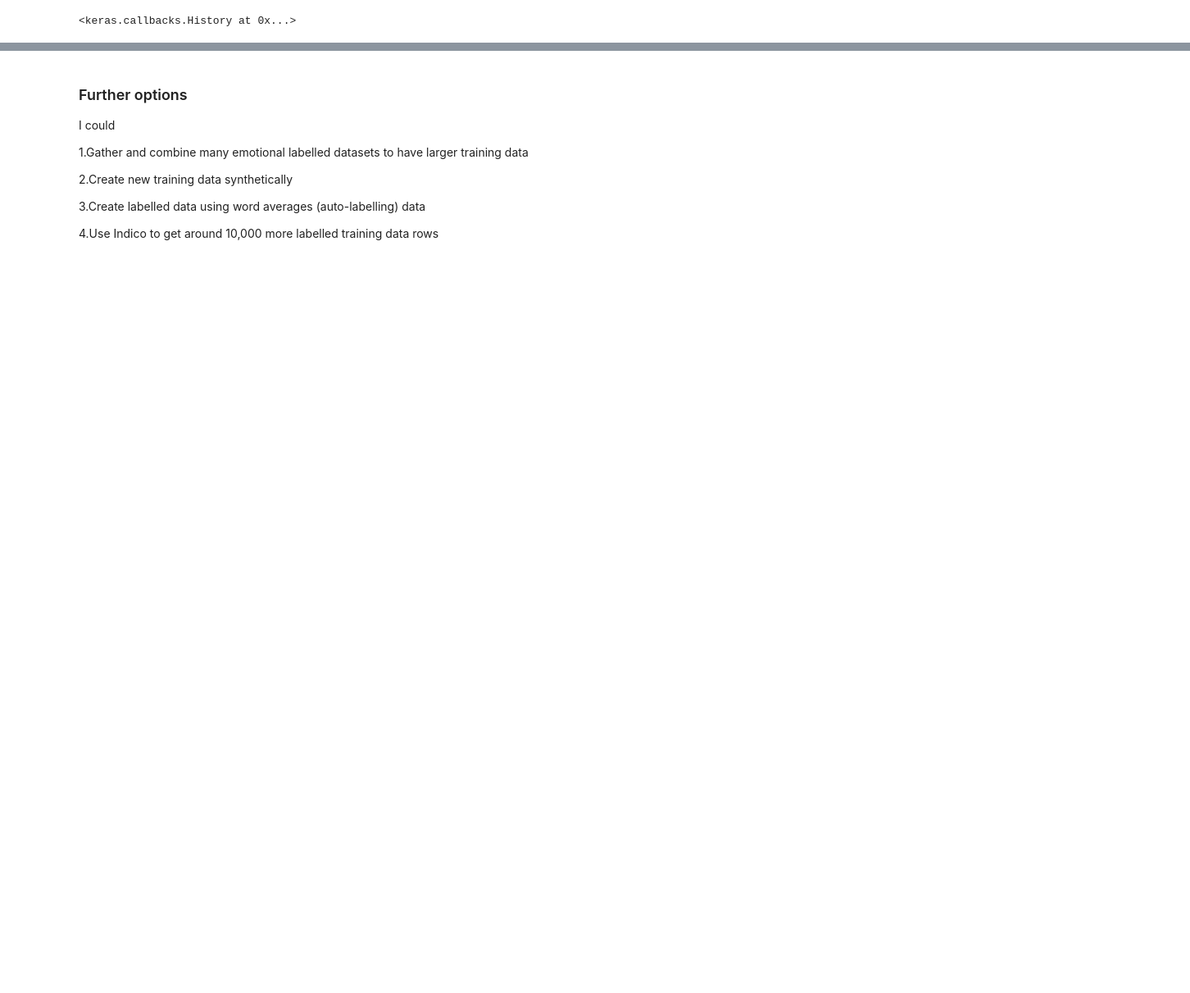
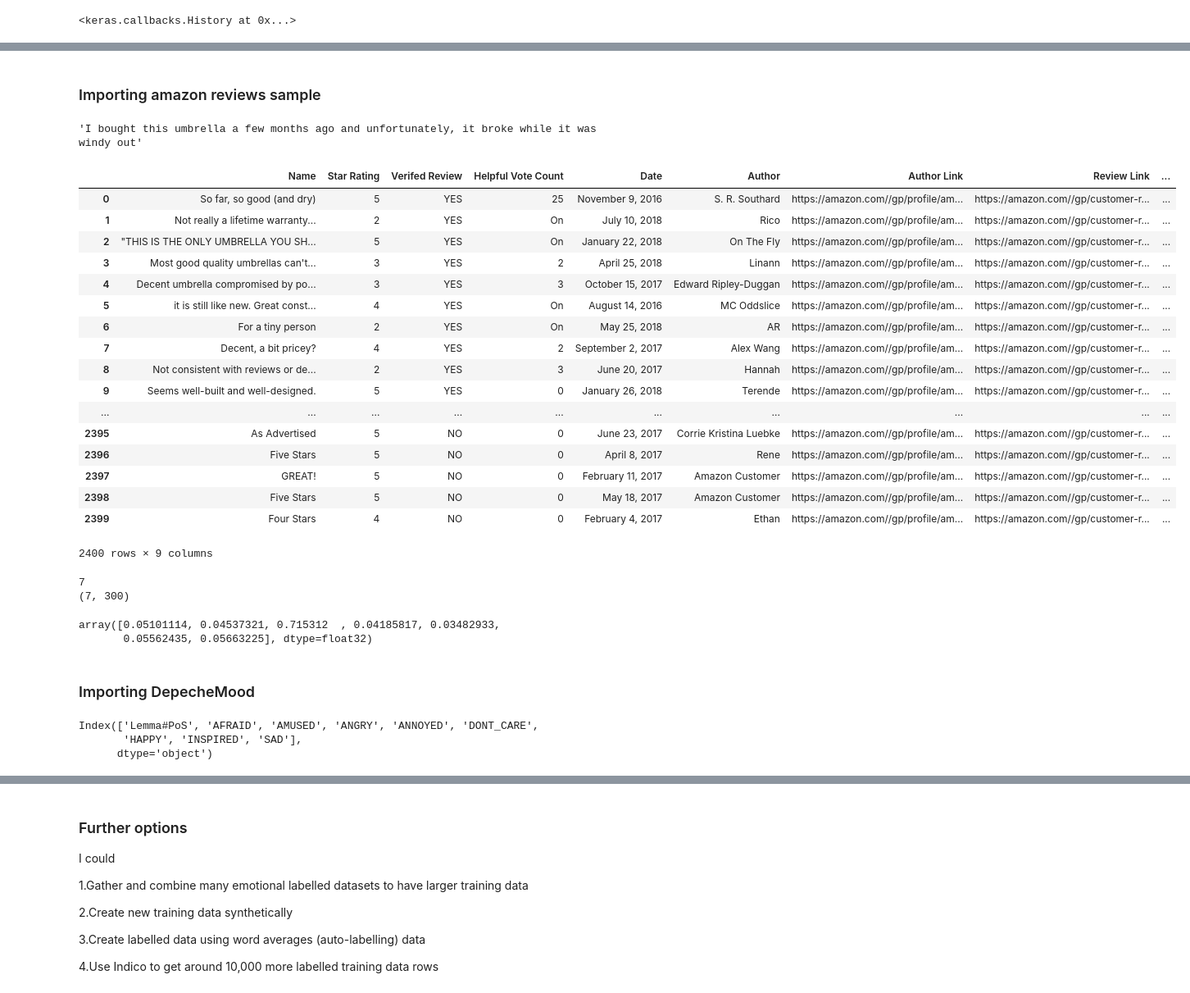
Before and after one commit to cidetraq/nlp_emotions, a Jupyter notebook: Keras LSTM.ipynb, the cells around one changed output, grey strips where cells are left out. Shown: that part at 82% size. Drawn from its saved outputs; the diff is of its cells as text; code cells hidden in the pictures; blank space fills up the shorter version.

```diff
--- a/Keras LSTM.ipynb
+++ b/Keras LSTM.ipynb
@@ -1014,0 +1016,38 @@ prediction('I like to eat pie a lot it is yummy and very delicious')
+# %% [markdown]
+<h3>Importing amazon reviews sample</h3>
+# %%
+reviews=pd.read_csv("amazon_reviews_utf.csv")
+# %%
+reviews['Review Text'].iloc[1].split('.')[0]
+# %% [output]
+'I bought this umbrella a few months ago and unfortunately, it broke while it was windy out'
+# %%
+reviews
+# %% [output]
+|  | Name | Star Rating | Verifed Review | Helpful Vote Count | Date | Author | Author Link | Review Link | ... |
+| 0 | So far, so good (and dry) | 5 | YES | 25 | November 9, 2016 | S. R. Southard | https://amazon.com//gp/profile/am... | https://amazon.com//gp/customer-r... | ... |
+| 1 | Not really a lifetime warranty... | 2 | YES | On | July 10, 2018 | Rico | https://amazon.com//gp/profile/am... | https://amazon.com//gp/customer-r... | ... |
+| 2 | "THIS IS THE ONLY UMBRELLA YOU SH... | 5 | YES | On | January 22, 2018 | On The Fly | https://amazon.com//gp/profile/am... | https://amazon.com//gp/customer-r... | ... |
+| 3 | Most good quality umbrellas can't... | 3 | YES | 2 | April 25, 2018 | Linann | https://amazon.com//gp/profile/am... | https://amazon.com//gp/customer-r... | ... |
+| 4 | Decent umbrella compromised by po... | 3 | YES | 3 | October 15, 2017 | Edward Ripley-Duggan | https://amazon.com//gp/profile/am... | https://amazon.com//gp/customer-r... | ... |
+| 5 | it is still like new. Great const... | 4 | YES | On | August 14, 2016 | MC Oddslice | https://amazon.com//gp/profile/am... | https://amazon.com//gp/customer-r... | ... |
+| 6 | For a tiny person | 2 | YES | On | May 25, 2018 | AR | https://amazon.com//gp/profile/am... | https://amazon.com//gp/customer-r... | ... |
+| 7 | Decent, a bit pricey? | 4 | YES | 2 | September 2, 2017 | Alex Wang | https://amazon.com//gp/profile/am... | https://amazon.com//gp/customer-r... | ... |
+| 8 | Not consistent with reviews or de... | 2 | YES | 3 | June 20, 2017 | Hannah | https://amazon.com//gp/profile/am... | https://amazon.com//gp/customer-r... | ... |
+| 9 | Seems well-built and well-designed. | 5 | YES | 0 | January 26, 2018 | Terende | https://amazon.com//gp/profile/am... | https://amazon.com//gp/customer-r... | ... |
+| ... | ... | ... | ... | ... | ... | ... | ... | ... | ... |
+| 2395 | As Advertised | 5 | NO | 0 | June 23, 2017 | Corrie Kristina Luebke | https://amazon.com//gp/profile/am... | https://amazon.com//gp/customer-r... | ... |
+| 2396 | Five Stars | 5 | NO | 0 | April 8, 2017 | Rene | https://amazon.com//gp/profile/am... | https://amazon.com//gp/customer-r... | ... |
+| 2397 | GREAT! | 5 | NO | 0 | February 11, 2017 | Amazon Customer | https://amazon.com//gp/profile/am... | https://amazon.com//gp/customer-r... | ... |
+| 2398 | Five Stars | 5 | NO | 0 | May 18, 2017 | Amazon Customer | https://amazon.com//gp/profile/am... | https://amazon.com//gp/customer-r... | ... |
+| 2399 | Four Stars | 4 | NO | 0 | February 4, 2017 | Ethan | https://amazon.com//gp/profile/am... | https://amazon.com//gp/customer-r... | ... |
+2400 rows × 9 columns
+# %%
+prediction(reviews['Review Text'].iloc[1].split('.')[0])
+# %% [output]
+7
+(7, 300)
+array([0.05101114, 0.04537321, 0.715312  , 0.04185817, 0.03482933,
+       0.05562435, 0.05663225], dtype=float32)
+# %% [markdown]
+<h3>Importing DepecheMood</h3>
@@ -1014,0 +1056,6 @@ prediction('I like to eat pie a lot it is yummy and very delicious')
+# %%
+depeche.columns
+# %% [output]
+Index(['Lemma#PoS', 'AFRAID', 'AMUSED', 'ANGRY', 'ANNOYED', 'DONT_CARE',
+       'HAPPY', 'INSPIRED', 'SAD'],
+      dtype='object')
```
Also changed, not shown: parts of 89 cells of this notebook, 51 other files.
